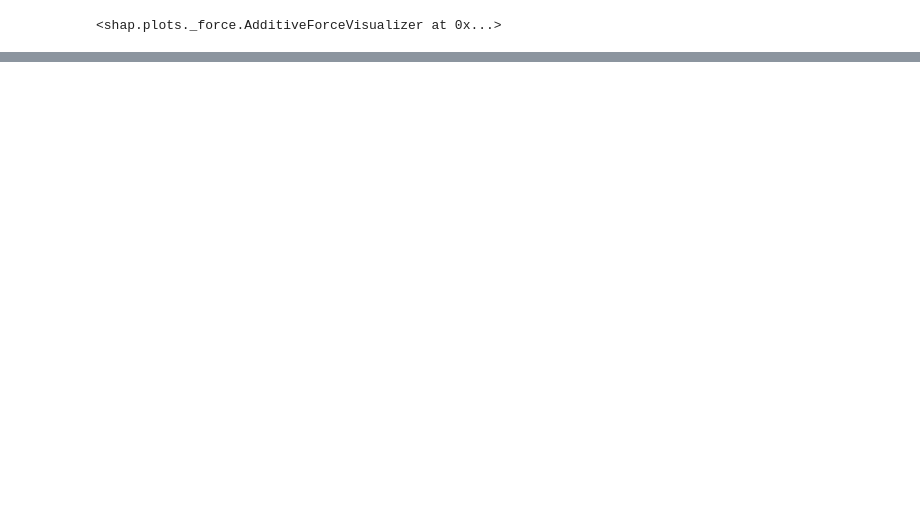
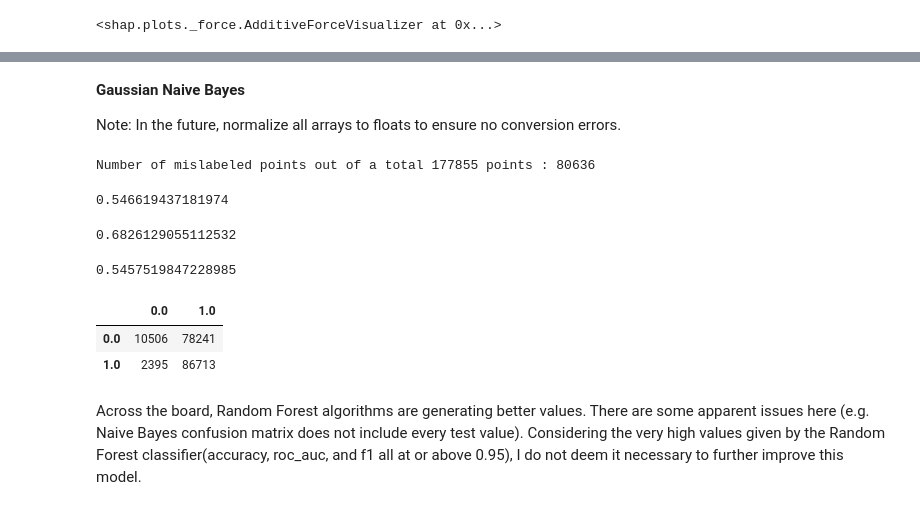
Before and after one commit to NeilCollinsMS/CTU-13-Classification, a Jupyter notebook: CTU_13_Classification_(Aggregate).ipynb, the cells around one changed output, grey strips where cells are left out. Drawn from its saved outputs; the diff is of its cells as text; code cells hidden in the pictures; blank space fills up the shorter version.

```diff
--- a/CTU_13_Classification_(Aggregate).ipynb
+++ b/CTU_13_Classification_(Aggregate).ipynb
@@ -388,0 +403,36 @@ shap.force_plot(k_explainer.expected_value[1], k_shap_values[1], prediction_data
+# %% [markdown]
+**Gaussian Naive Bayes**
+
+Note: In the future, normalize all arrays to floats to ensure no conversion errors.
+# %%
+classifier_2 = GaussianNB()
+pred = classifier_2.fit(X_train, y_train).predict(X_test)
+print("Number of mislabeled points out of a total %d points : %d"
+  % (X_test.shape[0], (y_test != pred).sum()))
+# %% [output]
+Number of mislabeled points out of a total 177855 points : 80636
+# %%
+accuracy_score(y_test, pred)
+# %% [output]
+0.546619437181974
+# %%
+f1_score(y_test, pred, pos_label = '1.0')
+# %% [output]
+0.6826129055112532
+# %%
+pred = pred.astype(np.float64)
+roc_auc_score(y_test, pred)
+# %% [output]
+0.5457519847228985
+# %%
+y_test = y_test.astype(np.float64)
+labels = np.unique(y_test)
+cm = confusion_matrix(y_test, pred, labels=labels)
+pd.DataFrame(cm, index=labels, columns=labels)
+# %% [output]
+|  | 0.0 | 1.0 |
+| 0.0 | 10506 | 78241 |
+| 1.0 | 2395 | 86713 |
+# %% [markdown]
+Across the board, Random Forest algorithms are generating better values. There are some apparent issues here (e.g. Naive Bayes confusion matrix does not include every test value). Considering the very high values given by the Random Forest classifier(accuracy, roc_auc, and f1 all at or above 0.95), I do not
+deem it necessary to further improve this model.
```
Also changed, not shown: parts of 9 cells of this notebook.
